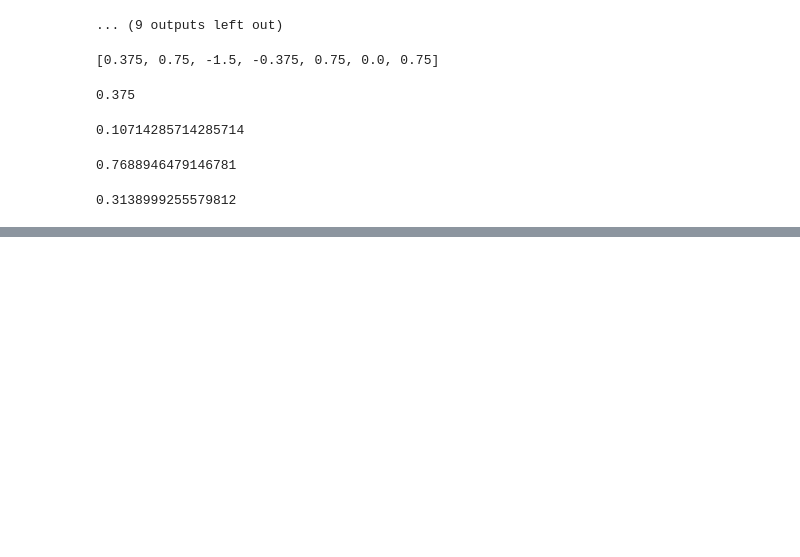
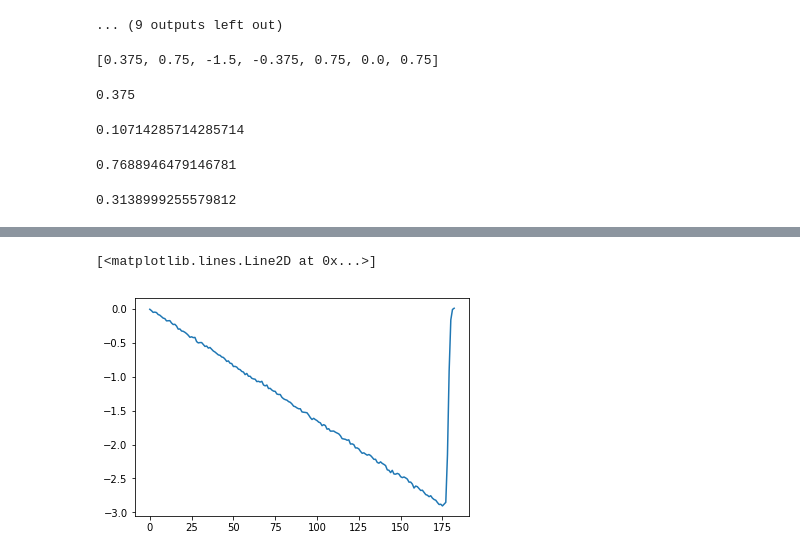
Before and after one commit to AmSchulte/GliaOscillation, a Jupyter notebook: ATP Oscillation fast.ipynb, the cells around one changed output, grey strips where cells are left out. Drawn from its saved outputs; the diff is of its cells as text; code cells hidden in the pictures; blank space fills up the shorter version.

```diff
--- a/ATP Oscillation fast.ipynb
+++ b/ATP Oscillation fast.ipynb
@@ -239,0 +337,24 @@ ax= sns.swarmplot(lags, size=10, c='red', orient='v', color='k')
+# %%
+point_a = 0
+point_b = np.argmax(analyse.avg_signal_cy)
+detrend_cy = detrend(analyse.avg_signal_cy[point_a:point_b])
+experiment_start_cy = np.argmin(detrend_cy)
+
+x1 = 0
+y1 = analyse.avg_signal_cy[x1]
+x2 = point_b
+y2 = analyse.avg_signal_cy[point_b]
+
+# a * x + b
+# we ignore b
+# a = dy/dxF
+
+a = (y2 - y1) / (x2 - x1)
+fx = np.arange(len(analyse.avg_signal_cy)) * a
+
+detrended = analyse.avg_signal_cy - fx
+# %%
+plt.plot(detrended[:point_b])
+# %% [output]
+[<matplotlib.lines.Line2D at 0x...>]
+[figure, added]
```
Also changed, not shown: parts of 8 cells of this notebook, 21 other files.
